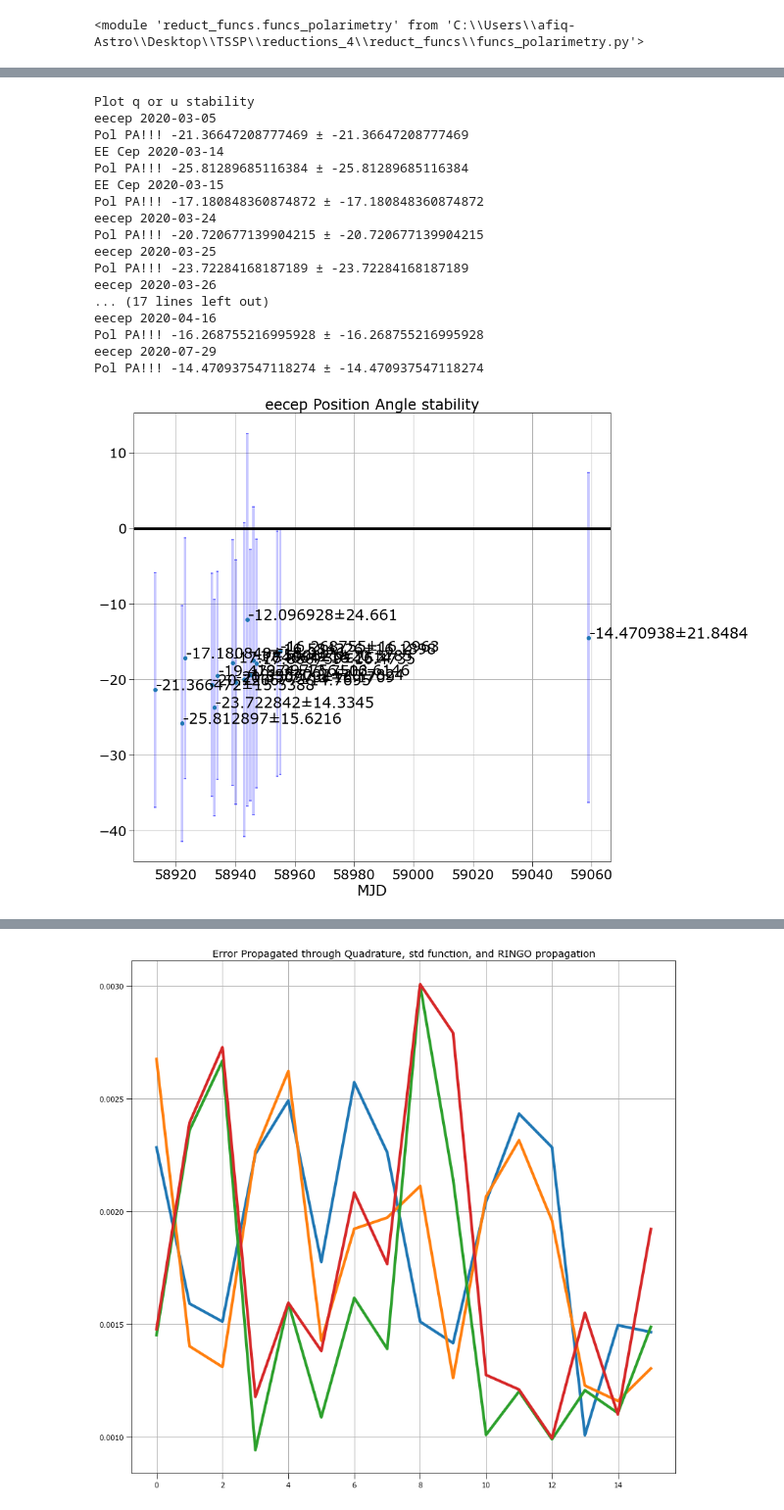
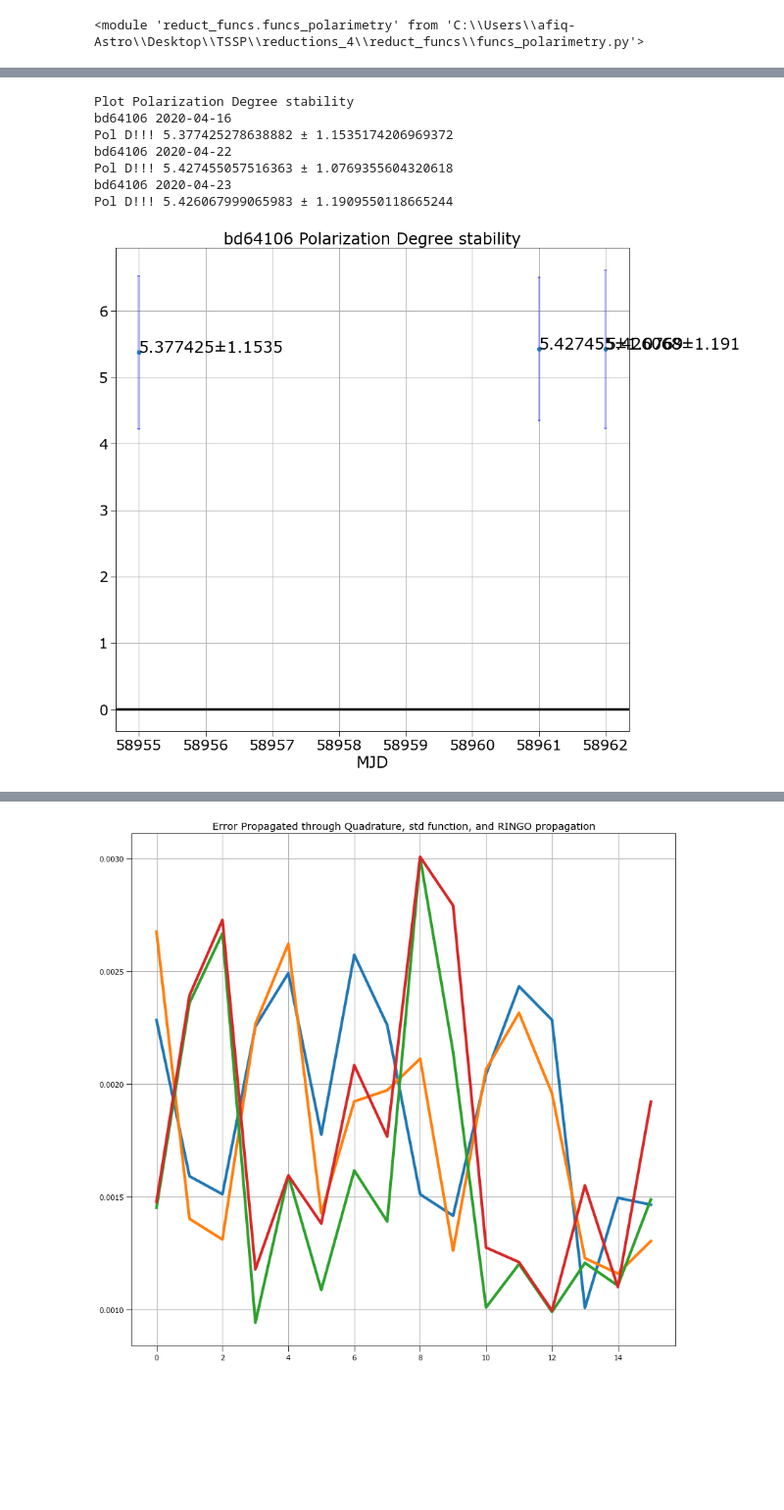
Before and after one commit to coderXmachina2/Suhora_polarimety, a Jupyter notebook: polarimetry_3.ipynb, the cells around one changed output, grey strips where cells are left out. Shown at 98% size. Cells and saved outputs as stored; diff of their text form; code cells hidden in the pictures; blank space fills up the shorter version.

```diff
--- a/polarimetry_3.ipynb
+++ b/polarimetry_3.ipynb
@@ -78,4 +78,7 @@ Load all excel data
 # %%
 data_strs = ['cep', 'Cep']
-filtered_data = funcs_utils.filter_data(target_data, data_strs)
+target_filtered_data = funcs_utils.filter_data(target_data, data_strs)
+
+data_strs = ['64106']
+high_pol_filtered_data = funcs_utils.filter_data(high_pol_data, data_strs)
 # %% [output]
@@ -108,21 +107,11 @@ Returned 16 results
 # %%
-funcs_polarimetry.plot_PA_stability(filtered_data , 'degree', True,False, True,'./img_out/stability/EE Cephei_PD_stab')
+funcs_polarimetry.plot_PD_stability(high_pol_filtered_data, 'perc', True,False, True,'./img_out/stability/EE Cephei_PD_stab')
 # %% [output]
-Plot q or u stability
-eecep 2020-03-05
-Pol PA!!! -21.36647208777469 ± -21.36647208777469
-EE Cep 2020-03-14
-Pol PA!!! -25.81289685116384 ± -25.81289685116384
-EE Cep 2020-03-15
-Pol PA!!! -17.180848360874872 ± -17.180848360874872
-eecep 2020-03-24
-Pol PA!!! -20.720677139904215 ± -20.720677139904215
-eecep 2020-03-25
-Pol PA!!! -23.72284168187189 ± -23.72284168187189
-eecep 2020-03-26
-... (17 lines left out)
-eecep 2020-04-16
-Pol PA!!! -16.268755216995928 ± -16.268755216995928
-eecep 2020-07-29
-Pol PA!!! -14.470937547118274 ± -14.470937547118274
+Plot Polarization Degree stability
+bd64106 2020-04-16
+Pol D!!! 5.377425278638882 ± 1.1535174206969372
+bd64106 2020-04-22
+Pol D!!! 5.427455057516363 ± 1.0769355604320618
+bd64106 2020-04-23
+Pol D!!! 5.426067999065983 ± 1.1909550118665244
-[figure, old version]
+[figure, new version]
```
Also changed, not shown: parts of 16 cells of this notebook, 2 other files.
